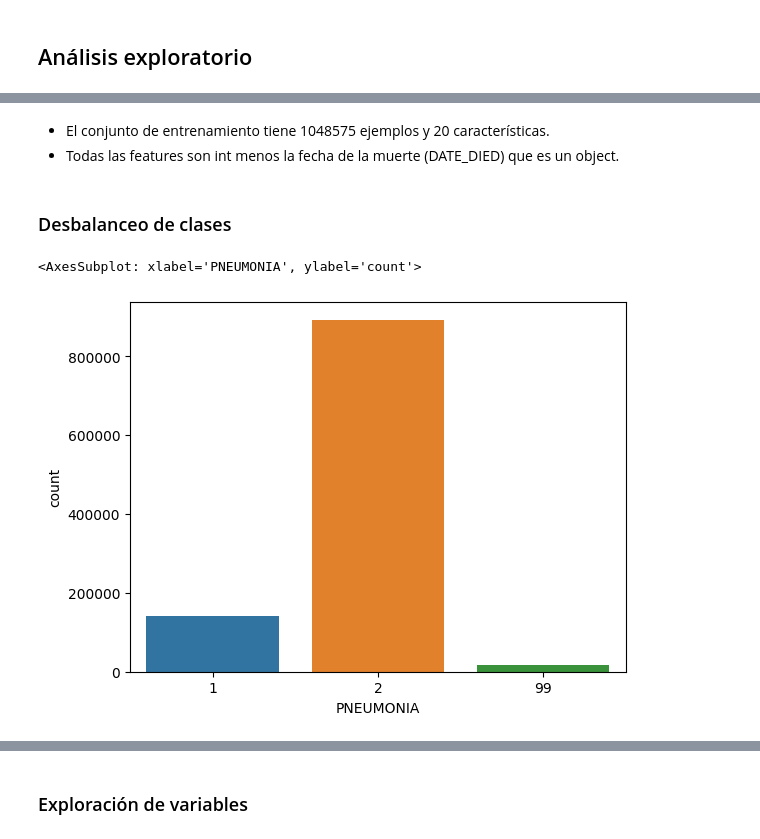
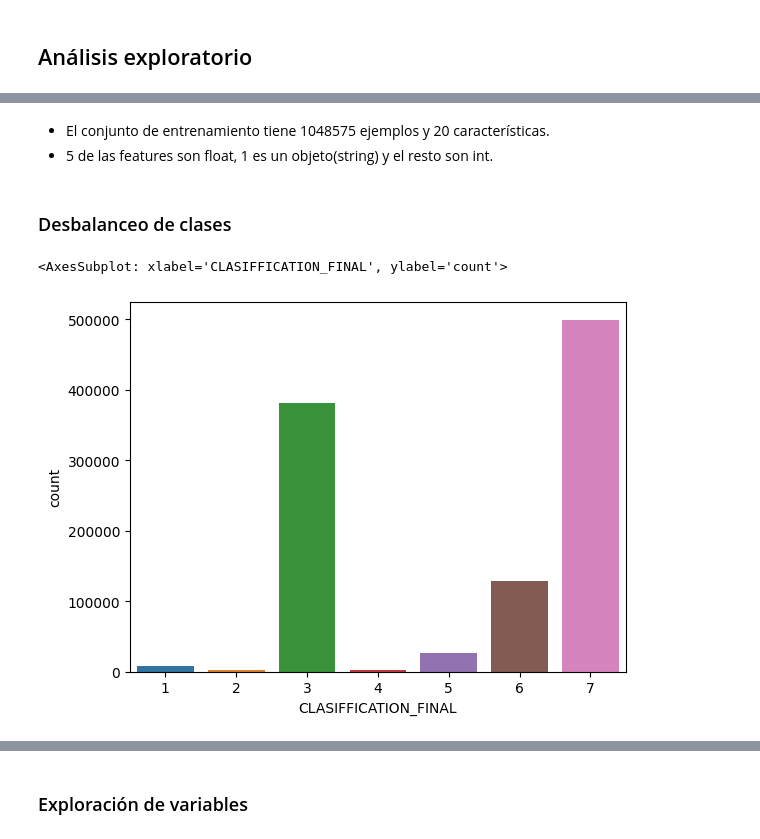
Before and after one commit to Ssutssimer/miniproject_data-science, a Jupyter notebook: miniproject-data-science.ipynb, the cells around one changed output, grey strips where cells are left out. Drawn from its saved outputs; the diff is of its cells as text; code cells hidden in the pictures.

```diff
--- a/miniproject-data-science.ipynb
+++ b/miniproject-data-science.ipynb
@@ -54,11 +56,11 @@ dtypes: int64(20), object(1)
 memory usage: 168.0+ MB
 # %% [markdown]
 - El conjunto de entrenamiento tiene 1048575 ejemplos y 20 características.
-- Todas las features son int menos la fecha de la muerte (DATE_DIED) que es un object.
+- 5 de las features son float, 1 es un objeto(string) y el resto son int.
 # %% [markdown]
 ### Desbalanceo de clases
 # %%
-sns.countplot(x='PNEUMONIA', data=df)
+sns.countplot(x='CLASIFFICATION_FINAL', data=df)
 # %% [output]
-<AxesSubplot: xlabel='PNEUMONIA', ylabel='count'>
+<AxesSubplot: xlabel='CLASIFFICATION_FINAL', ylabel='count'>
-[figure, old version]
+[figure, new version]
```
Also changed, not shown: parts of 23 cells of this notebook.
